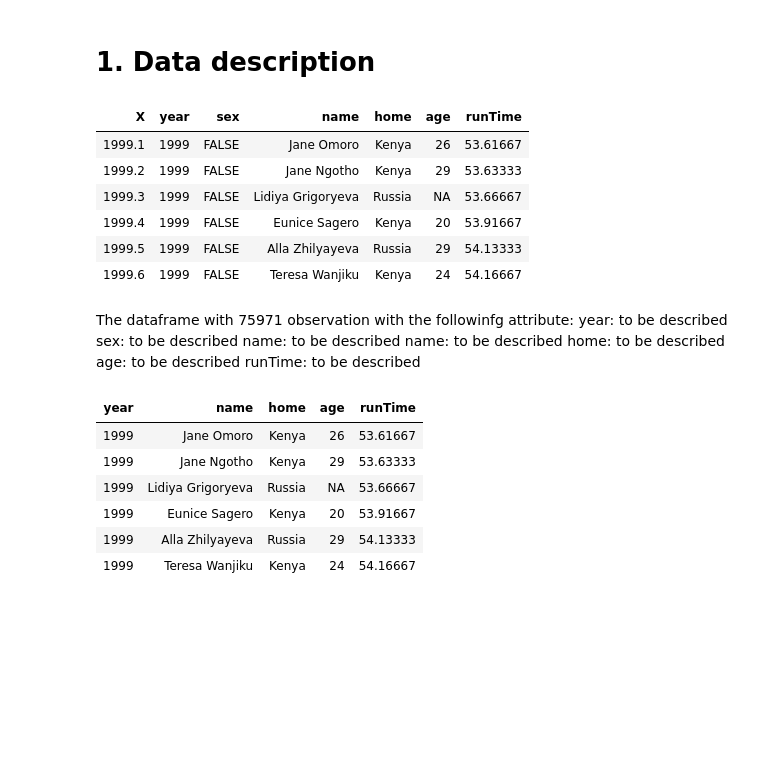
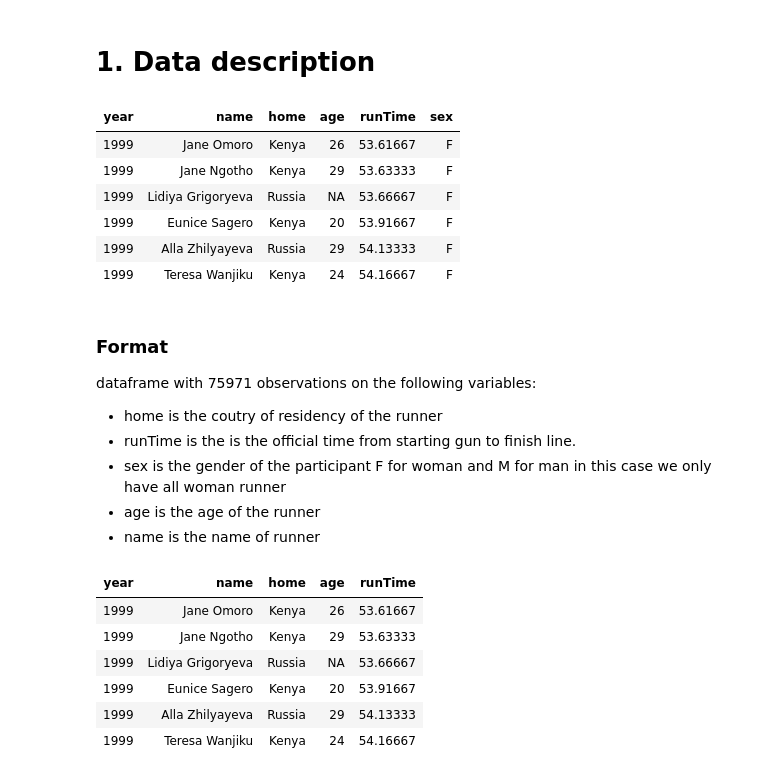
Before and after one commit to DrewLarsen2757/SMU_QTW, a Jupyter notebook: CASE_STUDY_4/Rikel_EDA_basic.ipynb, the cells around one changed output. Saved outputs shown, nothing was run; the diff lists cells and outputs as text; code cells hidden in the pictures; blank space fills up the shorter version.

```diff
--- a/CASE_STUDY_4/Rikel_EDA_basic.ipynb
+++ b/CASE_STUDY_4/Rikel_EDA_basic.ipynb
@@ -29,25 +29,26 @@ corrplot 0.84 loaded
 df <- read.csv("Case2_FullDataFrame.csv", header = TRUE)
 # %% [markdown]
 # 1. Data description
-# %%
-head(df)
-# %% [output]
-| X | year | sex | name | home | age | runTime |
-| 1999.1 | 1999 | FALSE | Jane Omoro | Kenya | 26 | 53.61667 |
-| 1999.2 | 1999 | FALSE | Jane Ngotho | Kenya | 29 | 53.63333 |
-| 1999.3 | 1999 | FALSE | Lidiya Grigoryeva | Russia | NA | 53.66667 |
-| 1999.4 | 1999 | FALSE | Eunice Sagero | Kenya | 20 | 53.91667 |
-| 1999.5 | 1999 | FALSE | Alla Zhilyayeva | Russia | 29 | 54.13333 |
-| 1999.6 | 1999 | FALSE | Teresa Wanjiku | Kenya | 24 | 54.16667 |
-# %% [markdown]
-The dataframe  with 75971 observation with  the followinfg attribute:
-year:  to be described
-sex: to be described
-name: to be described
-name: to be described
-home: to be described
-age: to be described
-runTime: to be described
+# %%
+# head(df)
+df$sex = "F"
+head(df)
+# %% [output]
+| year | name | home | age | runTime | sex |
+| 1999 | Jane Omoro | Kenya | 26 | 53.61667 | F |
+| 1999 | Jane Ngotho | Kenya | 29 | 53.63333 | F |
+| 1999 | Lidiya Grigoryeva | Russia | NA | 53.66667 | F |
+| 1999 | Eunice Sagero | Kenya | 20 | 53.91667 | F |
+| 1999 | Alla Zhilyayeva | Russia | 29 | 54.13333 | F |
+| 1999 | Teresa Wanjiku | Kenya | 24 | 54.16667 | F |
+# %% [markdown]
+### Format
+dataframe with 75971 observations on the following variables:
+* home is the coutry of residency of the runner
+* runTime is the is the official time from  starting gun to finish line.
+* sex is the gender of the participant F for woman and M for man in this case we only have all woman runner
+* age is the age of the runner
+* name is the name of runner
 # %%
 # removing unecessary variable ("X" and  "sex")
 df = df[,(names(df)!= "X" & names(df)!= "sex")]
```
